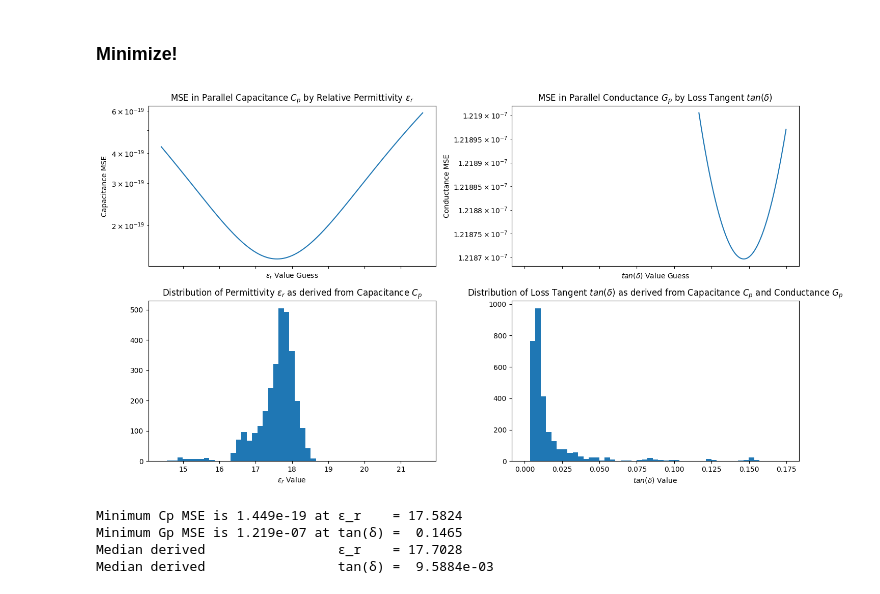
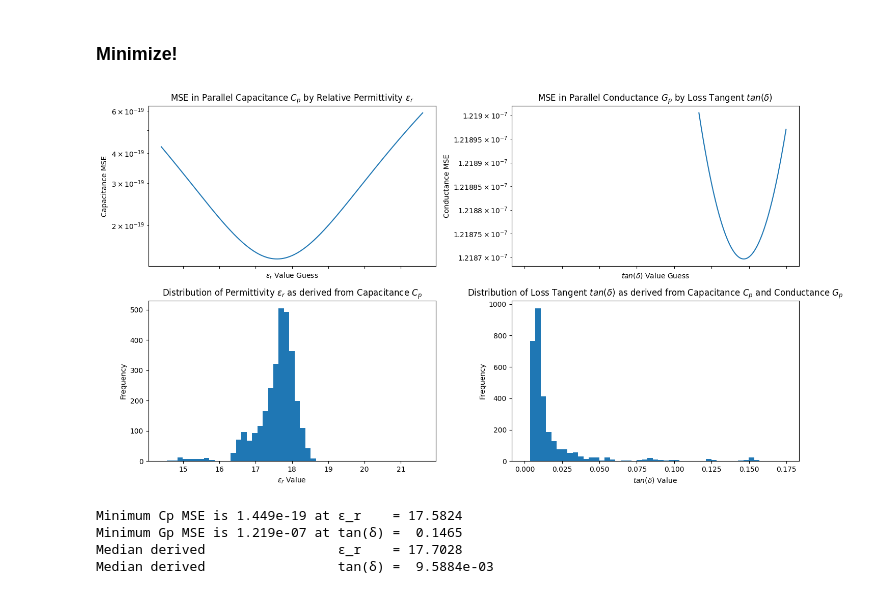
Before and after one commit to KevTheKoiFishy/SPC-MIM, a Jupyter notebook: CV_PROBE/Analysis/Eps_r_Estimate.ipynb, the cells around one changed output. Cells and saved outputs as stored; diff of their text form; code cells hidden in the pictures.

```diff
--- a/CV_PROBE/Analysis/Eps_r_Estimate.ipynb
+++ b/CV_PROBE/Analysis/Eps_r_Estimate.ipynb
@@ -108,31 +108,32 @@ Losst_derived = Gp_by_Measurement.iloc[:,6:].values / Cp_by_Measurement.iloc[:,6
 # %%
 fig, ax = plt.subplots(2, 2, figsize=(14, 8), sharex="col")
 
 ax[0, 0].set_title("MSE in Parallel Capacitance $C_{p}$ by Relative Permittivity $\\epsilon_{r}$")
 ax[0, 0].set_xlabel("$\\epsilon_{r}$ Value Guess")
 ax[0, 0].set_ylabel("Capacitance MSE")
 ax[0, 0].set_yscale("log")
 ax[0, 0].plot(eps_r_try, Cp_mse_by_eps_r)
 
 ax[0, 1].set_title("MSE in Parallel Conductance $G_{p}$ by Loss Tangent $tan(\\delta)$")
 ax[0, 1].set_xlabel("$tan(\\delta)$ Value Guess")
 ax[0, 1].set_ylabel("Conductance MSE")
 ax[0, 1].set_yscale("log")
 ax[0, 1].plot(losst_try, Gp_mse_by_losst)
 
 ax[1, 0].set_title("Distribution of Permittivity $\\epsilon_{r}$ as derived from Capacitance $C_{p}$")
-ax[1, 0].set_xlabel("Frequency")
+ax[1, 0].set_ylabel("Frequency")
 ax[1, 0].set_xlabel("$\\epsilon_{r}$ Value")
 ax[1, 0].hist(Eps_r_derived.flatten().tolist(), bins=ER_SCAN_CENTER * (1 + np.linspace(-ER_SCAN_RANGE, ER_SCAN_RANGE, ER_SCAN_POINTS // 10)))
 
 ax[1, 1].set_title("Distribution of Loss Tangent $tan(\\delta)$ as derived from Capacitance $C_{p}$ and Conductance $G_{p}$")
-ax[1, 1].set_xlabel("Frequency")
+ax[1, 1].set_ylabel("Frequency")
 ax[1, 1].set_xlabel("$tan(\\delta)$ Value")
 ax[1, 1].hist(Losst_derived.flatten().tolist(), bins=np.linspace(0, LT_SCAN_CENTER * (1+LT_SCAN_RANGE), LT_SCAN_POINTS // 10))
 
 plt.tight_layout()
+plt.savefig("../Figures/ESTIMATED_EPS-R_AND_LOSS-TAN.svg")
 # %% [output]
-[figure, old version]
+[figure, new version]
 # %%
 Cp_mse_min_i    = np.argmin(Cp_mse_by_eps_r)
 Gp_mse_min_i    = np.argmin(Gp_mse_by_losst)
```
Also changed, not shown: 23 other files.
